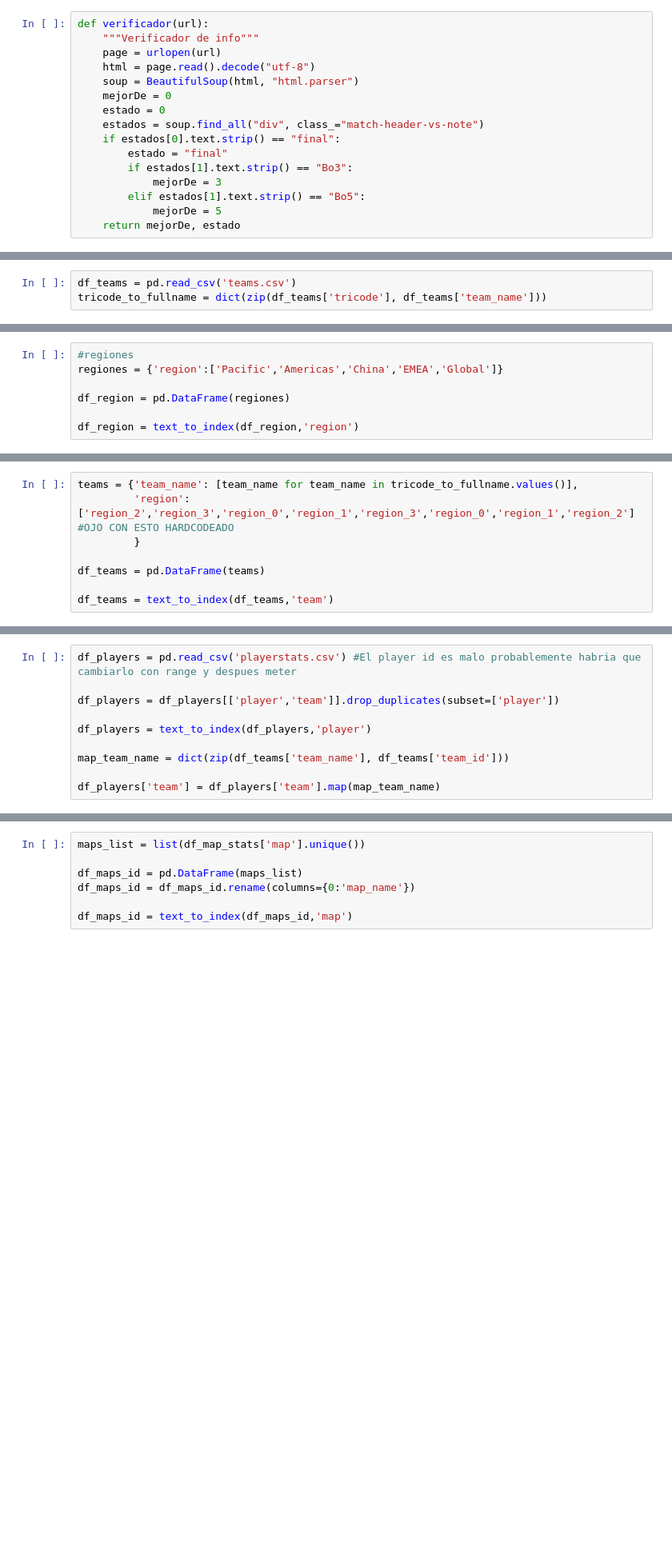
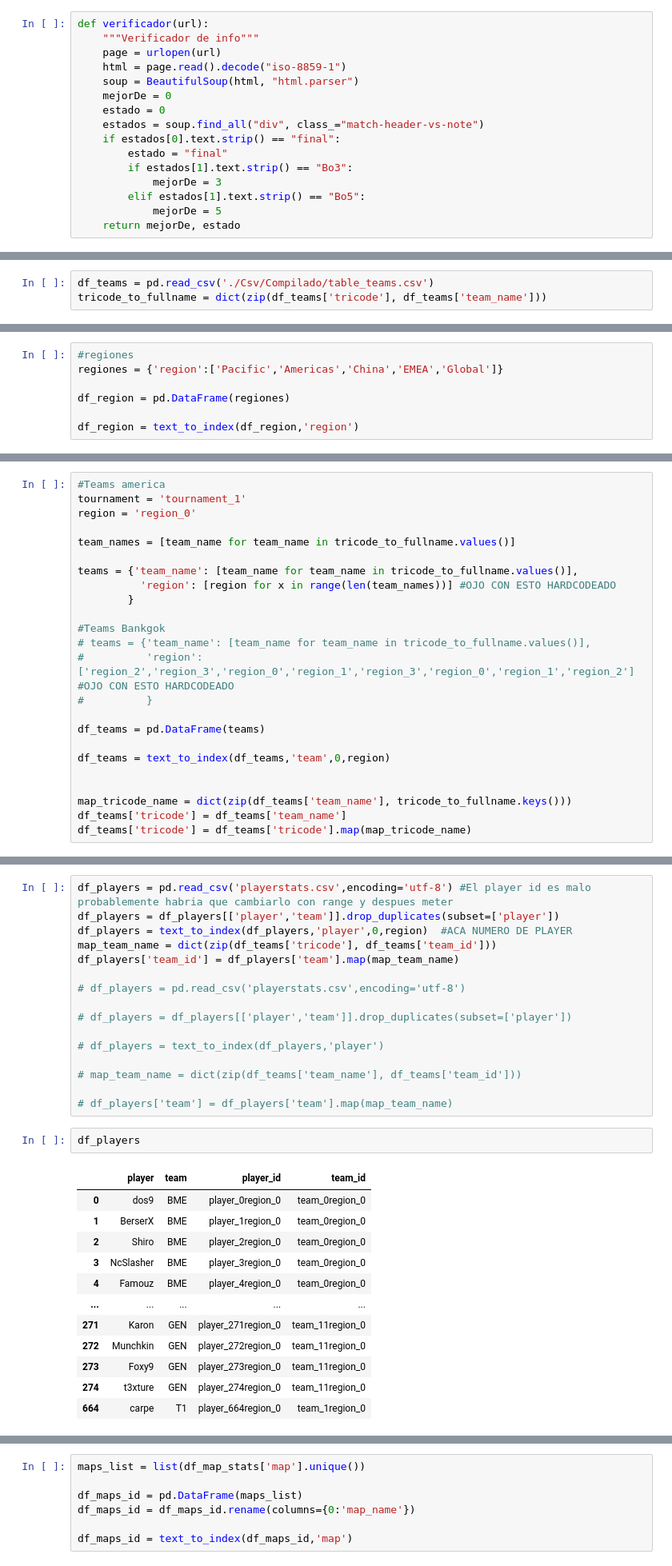
Before and after one commit to RkTcaster/vlr-scraper, a Jupyter notebook: Webscraper.ipynb, the cells around one changed output, grey strips where cells are left out. Shown: that part at 80% size. Drawn from its saved outputs; the diff is of its cells as text; blank space fills up the shorter version.

```diff
--- a/Webscraper.ipynb
+++ b/Webscraper.ipynb
@@ -655,7 +650,7 @@ def urlStats(url):
 def verificador(url):
     """Verificador de info"""
     page = urlopen(url)
-    html = page.read().decode("utf-8")
+    html = page.read().decode("iso-8859-1")
     soup = BeautifulSoup(html, "html.parser")
     mejorDe = 0
     estado = 0
@@ -1374,5 +1376,5 @@ def convert_k(valor):
 # %%
-df_teams = pd.read_csv('teams.csv')
+df_teams = pd.read_csv('./Csv/Compilado/table_teams.csv')
 tricode_to_fullname = dict(zip(df_teams['tricode'], df_teams['team_name']))
 # %%
 #Pipeline for fixing csv differences (for now, team names) OJO CON EL MAP QUE ROMPE
@@ -1468,10 +1481,26 @@ df_tournament = pd.DataFrame(torneos)
 
 df_tournament = text_to_index(df_tournament,'tournament')
 # %%
+#Teams america
+tournament = 'tournament_1'
+region = 'region_0'
+
+team_names = [team_name for team_name in tricode_to_fullname.values()]
+
 teams = {'team_name': [team_name for team_name in tricode_to_fullname.values()],
-         'region': ['region_2','region_3','region_0','region_1','region_3','region_0','region_1','region_2'] #OJO CON ESTO HARDCODEADO
-         }
+          'region': [region for x in range(len(team_names))] #OJO CON ESTO HARDCODEADO
+        }
+
+#Teams Bankgok
+# teams = {'team_name': [team_name for team_name in tricode_to_fullname.values()],
+#          'region': ['region_2','region_3','region_0','region_1','region_3','region_0','region_1','region_2'] #OJO CON ESTO HARDCODEADO
+#          }
 
 df_teams = pd.DataFrame(teams)
 
-df_teams = text_to_index(df_teams,'team')
+df_teams = text_to_index(df_teams,'team',0,region)
+
+
+map_tricode_name = dict(zip(df_teams['team_name'], tricode_to_fullname.keys()))
+df_teams['tricode'] = df_teams['team_name']
+df_teams['tricode'] = df_teams['tricode'].map(map_tricode_name)
@@ -1478,10 +1509,31 @@ df_teams = text_to_index(df_teams,'team')
 # %%
-df_players = pd.read_csv('playerstats.csv') #El player id es malo probablemente habria que cambiarlo con range y despues meter
+df_players = pd.read_csv('playerstats.csv',encoding='utf-8') #El player id es malo probablemente habria que cambiarlo con range y despues meter
+df_players = df_players[['player','team']].drop_duplicates(subset=['player'])
+df_players = text_to_index(df_players,'player',0,region)  #ACA NUMERO DE PLAYER
+map_team_name = dict(zip(df_teams['tricode'], df_teams['team_id']))
+df_players['team_id'] = df_players['team'].map(map_team_name)
 
-df_players = df_players[['player','team']].drop_duplicates(subset=['player'])
+# df_players = pd.read_csv('playerstats.csv',encoding='utf-8')
 
-df_players = text_to_index(df_players,'player')
+# df_players = df_players[['player','team']].drop_duplicates(subset=['player'])
 
-map_team_name = dict(zip(df_teams['team_name'], df_teams['team_id']))
+# df_players = text_to_index(df_players,'player')
 
-df_players['team'] = df_players['team'].map(map_team_name)
+# map_team_name = dict(zip(df_teams['team_name'], df_teams['team_id']))
+
+# df_players['team'] = df_players['team'].map(map_team_name)
+# %%
+df_players
+# %% [output]
+|  | player | team | player_id | team_id |
+| 0 | dos9 | BME | player_0region_0 | team_0region_0 |
+| 1 | BerserX | BME | player_1region_0 | team_0region_0 |
+| 2 | Shiro | BME | player_2region_0 | team_0region_0 |
+| 3 | NcSlasher | BME | player_3region_0 | team_0region_0 |
+| 4 | Famouz | BME | player_4region_0 | team_0region_0 |
+| ... | ... | ... | ... | ... |
+| 271 | Karon | GEN | player_271region_0 | team_11region_0 |
+| 272 | Munchkin | GEN | player_272region_0 | team_11region_0 |
+| 273 | Foxy9 | GEN | player_273region_0 | team_11region_0 |
+| 274 | t3xture | GEN | player_274region_0 | team_11region_0 |
+| 664 | carpe | T1 | player_664region_0 | team_1region_0 |
```
Also changed, not shown: parts of 33 cells of this notebook.
